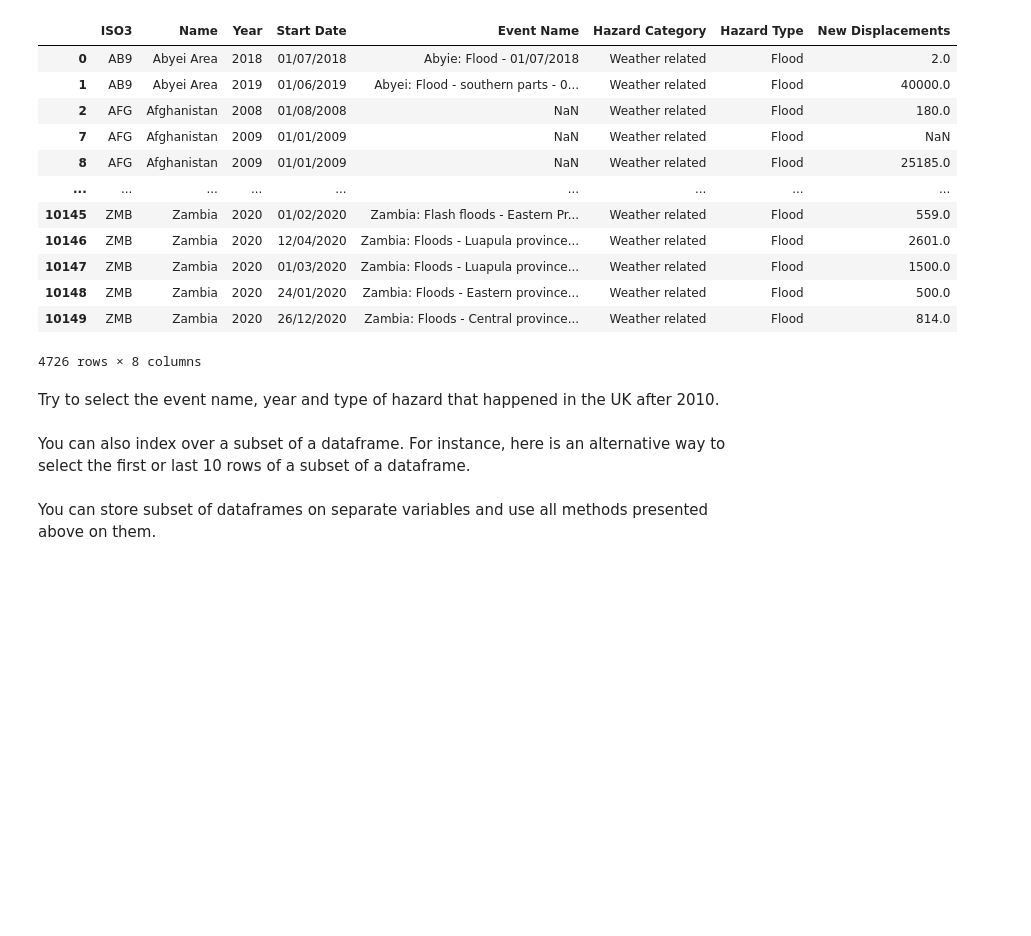
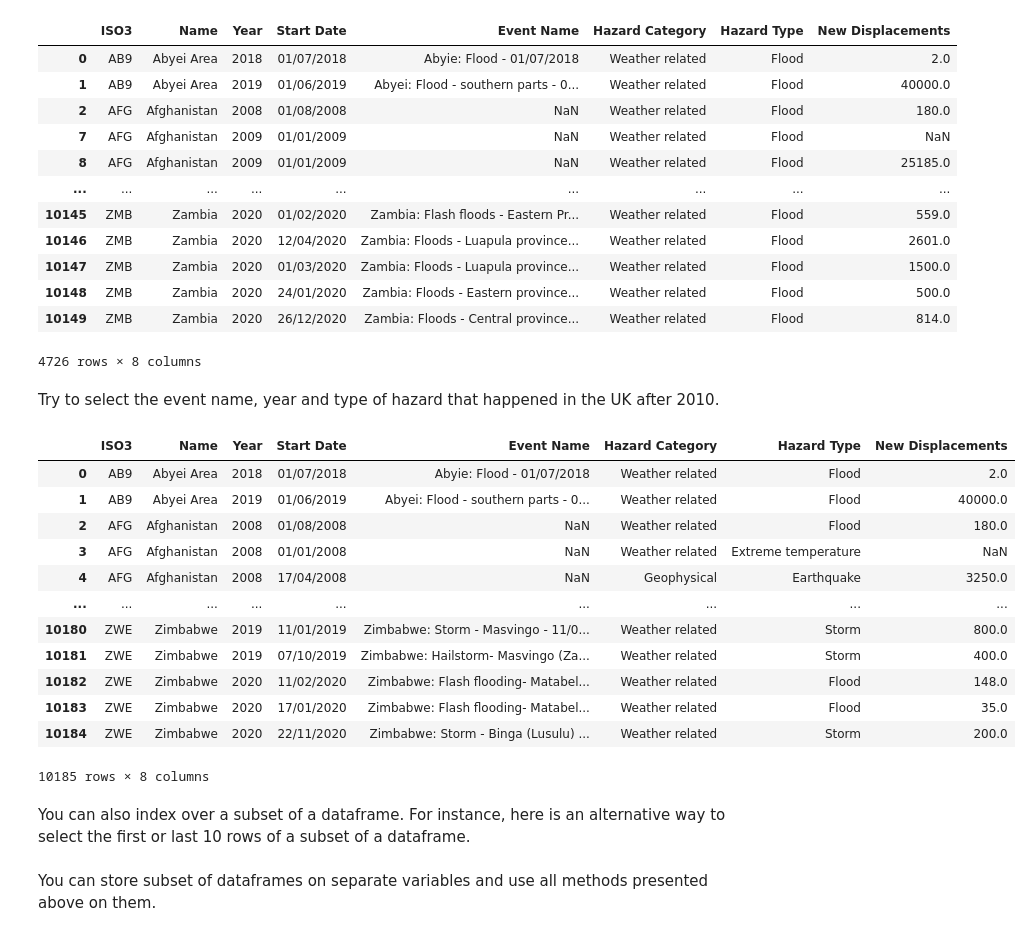
Before and after one commit to Jonghun-Han/HEDSpython, a Jupyter notebook: Tutorial_4.ipynb, the cells around one changed output. Saved outputs shown, nothing was run; the diff lists cells and outputs as text; code cells hidden in the pictures; blank space fills up the shorter version.

```diff
--- a/Tutorial_4.ipynb
+++ b/Tutorial_4.ipynb
@@ -179,7 +177,21 @@ Try to select the event name, year and type of hazard that happened in the UK af
 # %%
 # insert your code below.
 # suggestion: first select hazard that happened after 2010 in the UK and then select columns.
-internallyDisplaced[(internallyDisplaced['Hazard Type'])]
+internallyDisplaced[(internallyDisplaced['Year'] >= 2010 & (internallyDisplaced['Name'] == 'United Kingdom'))]
+# %% [output]
+|  | ISO3 | Name | Year | Start Date | Event Name | Hazard Category | Hazard Type | New Displacements |
+| 0 | AB9 | Abyei Area | 2018 | 01/07/2018 | Abyie: Flood - 01/07/2018 | Weather related | Flood | 2.0 |
+| 1 | AB9 | Abyei Area | 2019 | 01/06/2019 | Abyei: Flood - southern parts - 0... | Weather related | Flood | 40000.0 |
+| 2 | AFG | Afghanistan | 2008 | 01/08/2008 | NaN | Weather related | Flood | 180.0 |
+| 3 | AFG | Afghanistan | 2008 | 01/01/2008 | NaN | Weather related | Extreme temperature | NaN |
+| 4 | AFG | Afghanistan | 2008 | 17/04/2008 | NaN | Geophysical | Earthquake | 3250.0 |
+| ... | ... | ... | ... | ... | ... | ... | ... | ... |
+| 10180 | ZWE | Zimbabwe | 2019 | 11/01/2019 | Zimbabwe: Storm - Masvingo - 11/0... | Weather related | Storm | 800.0 |
+| 10181 | ZWE | Zimbabwe | 2019 | 07/10/2019 | Zimbabwe: Hailstorm- Masvingo (Za... | Weather related | Storm | 400.0 |
+| 10182 | ZWE | Zimbabwe | 2020 | 11/02/2020 | Zimbabwe: Flash flooding- Matabel... | Weather related | Flood | 148.0 |
+| 10183 | ZWE | Zimbabwe | 2020 | 17/01/2020 | Zimbabwe: Flash flooding- Matabel... | Weather related | Flood | 35.0 |
+| 10184 | ZWE | Zimbabwe | 2020 | 22/11/2020 | Zimbabwe: Storm - Binga (Lusulu) ... | Weather related | Storm | 200.0 |
+10185 rows × 8 columns
 # %% [markdown]
 You can also index over a subset of a dataframe. For instance, here is an alternative way to select the first or last 10 rows of a subset of a dataframe.
 # %%
```
Also changed, not shown: parts of 1 cell of this notebook.
